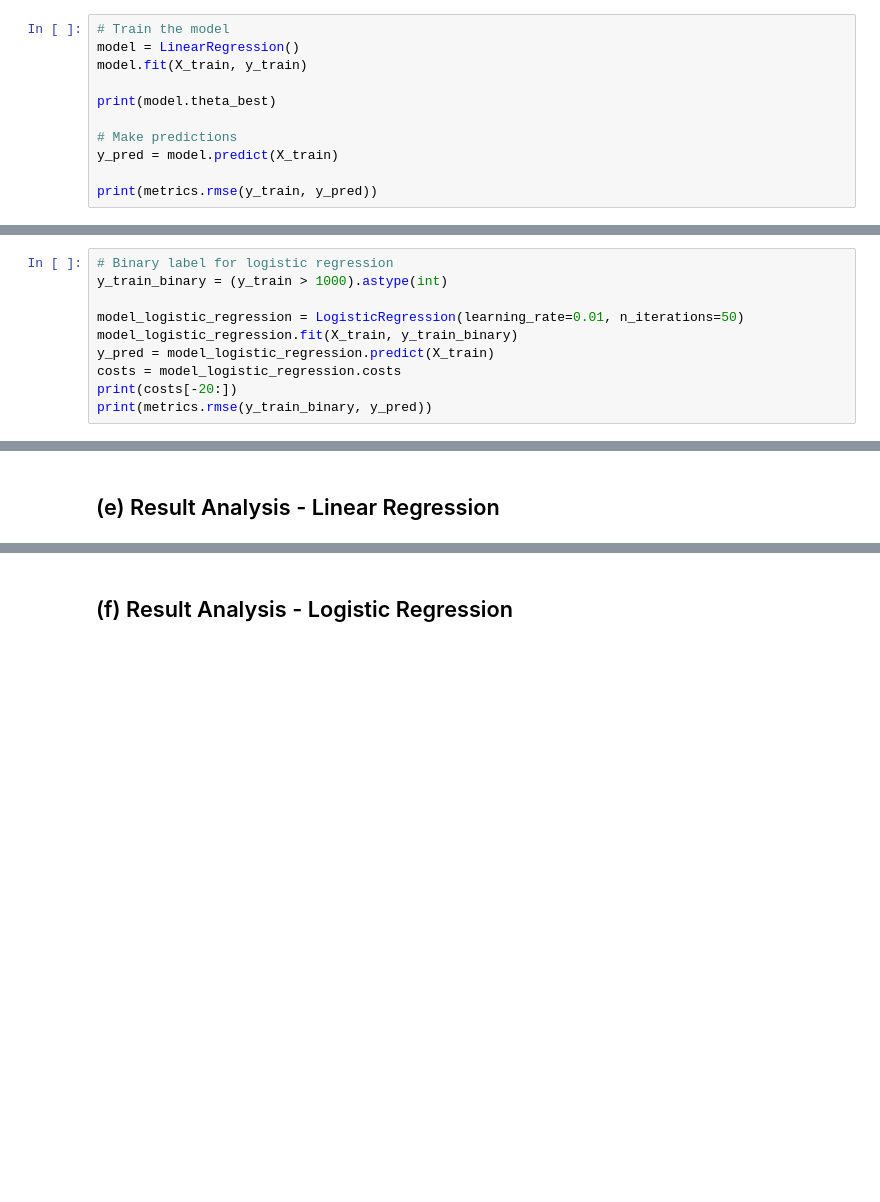
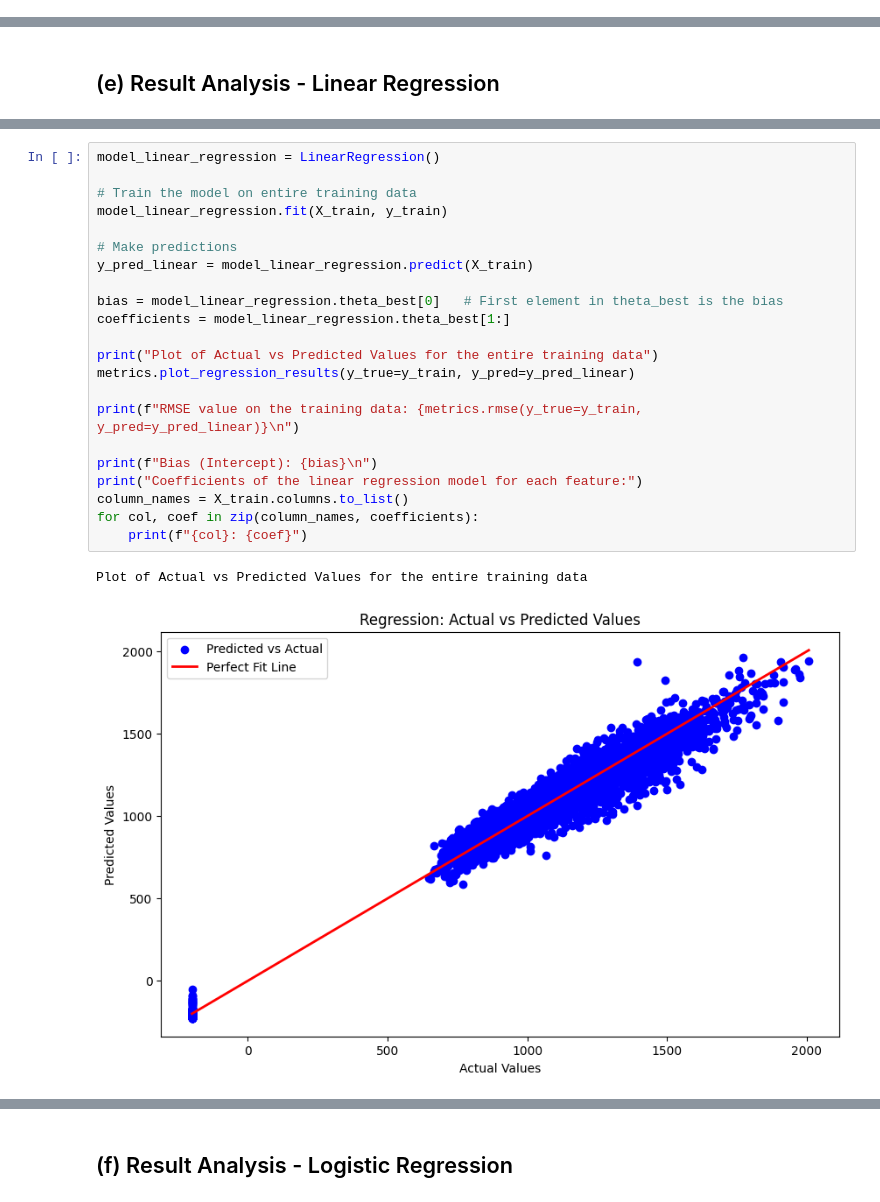
Before and after one commit to PS-41/Machine-Learning-Assignment1-Linear-Models, a Jupyter notebook: models/Prakhar_Suryavansh_HW1.ipynb, the cells around one changed output, grey strips where cells are left out. Saved outputs shown, nothing was run; the diff lists cells and outputs as text; blank space fills up the shorter version.

Commit message:
plotted various curves and almost finished

```diff
--- a/models/Prakhar_Suryavansh_HW1.ipynb
+++ b/models/Prakhar_Suryavansh_HW1.ipynb
@@ -325,14 +255,3 @@ class LinearRegression:
         n_samples = X.shape[0]
         X_b = np.c_[np.ones((n_samples, 1)), X]
         return X_b.dot(self.theta_best)
-# %%
-# Train the model
-model = LinearRegression()
-model.fit(X_train, y_train)
-
-print(model.theta_best)
-
-# Make predictions
-y_pred = model.predict(X_train)
-
-print(metrics.rmse(y_train, y_pred))
@@ -390,10 +304,0 @@ class LogisticRegression:
-# %%
-# Binary label for logistic regression
-y_train_binary = (y_train > 1000).astype(int)
-
-model_logistic_regression = LogisticRegression(learning_rate=0.01, n_iterations=50)
-model_logistic_regression.fit(X_train, y_train_binary)
-y_pred = model_logistic_regression.predict(X_train)
-costs = model_logistic_regression.costs
-print(costs[-20:])
-print(metrics.rmse(y_train_binary, y_pred))
@@ -448,0 +450,25 @@ for i, fold in enumerate(kf.split(X_train, y_train)):
+# %%
+model_linear_regression = LinearRegression()
+
+# Train the model on entire training data
+model_linear_regression.fit(X_train, y_train)
+
+# Make predictions
+y_pred_linear = model_linear_regression.predict(X_train)
+
+bias = model_linear_regression.theta_best[0]   # First element in theta_best is the bias
+coefficients = model_linear_regression.theta_best[1:]
+
+print("Plot of Actual vs Predicted Values for the entire training data")
+metrics.plot_regression_results(y_true=y_train, y_pred=y_pred_linear)
+
+print(f"RMSE value on the training data: {metrics.rmse(y_true=y_train, y_pred=y_pred_linear)}\n")
+
+print(f"Bias (Intercept): {bias}\n")
+print("Coefficients of the linear regression model for each feature:")
+column_names = X_train.columns.to_list()
+for col, coef in zip(column_names, coefficients):
+    print(f"{col}: {coef}")
+# %% [output]
+Plot of Actual vs Predicted Values for the entire training data
+[figure, added]
```
Also changed, not shown: parts of 25 cells of this notebook.
